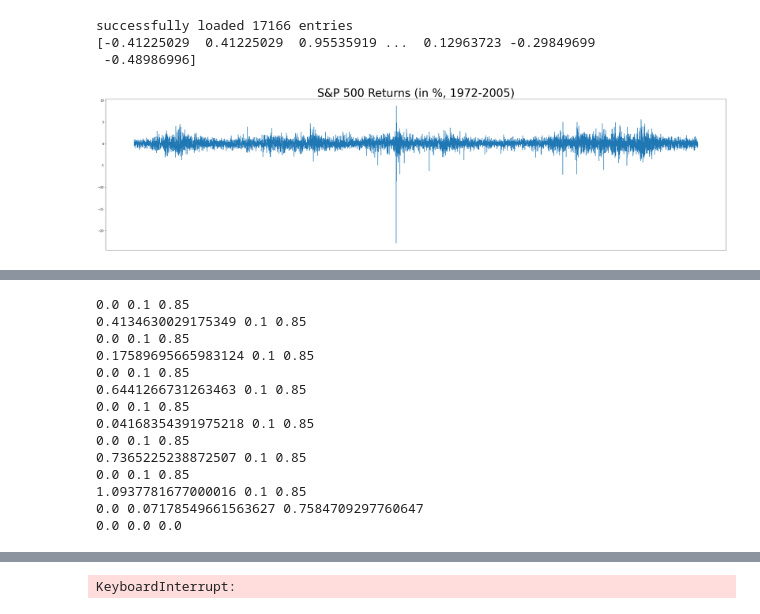
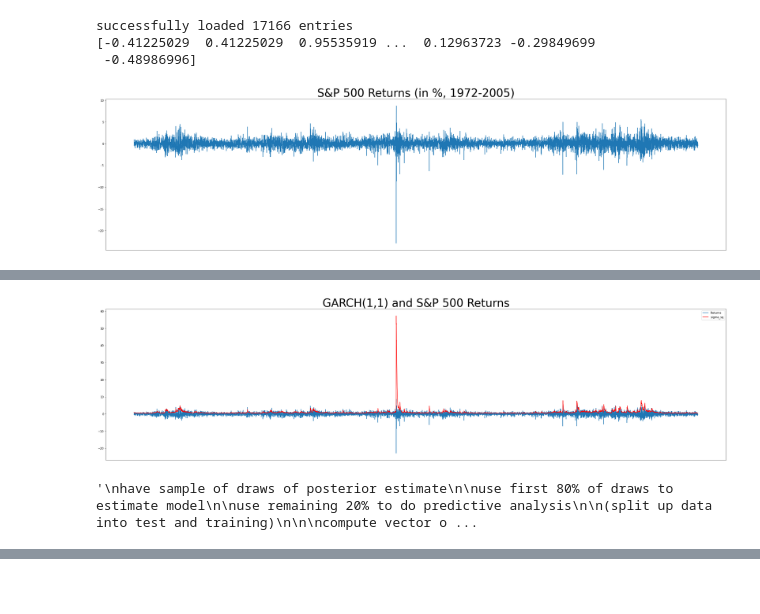
Before and after one commit to wchen777/sp-500_garch, a Jupyter notebook: src/metropolis_hastings_GARCH_posterior_sim.ipynb, the cells around one changed output, grey strips where cells are left out. Cells and saved outputs as stored; diff of their text form; code cells hidden in the pictures; blank space fills up the shorter version.

```diff
--- a/src/metropolis_hastings_GARCH_posterior_sim.ipynb
+++ b/src/metropolis_hastings_GARCH_posterior_sim.ipynb
@@ -3,12 +3,13 @@ import numpy as np
 from scipy import stats
 import matplotlib.pyplot as plt
 
-NUM_ITERS = 100000
-BURN_IN = 200
+NUM_ITERS = 50000
+BURN_IN = 400
 
 HIGH_ACCEPT_THRESHOLD = 0.8
 LOW_ACCEPT_THRESHOLD = 0.2
 
+LOAD = False
 
 class MetropolisHastingsGARCH:
 
@@ -27,6 +28,13 @@ class MetropolisHastingsGARCH:
         self.sim_beta = np.zeros(self.TOTAL_SIM_ITERS)
 
         self.avg_sigma_sq = np.zeros(len(returns))
+
+    '''
+    Only call after calling random walk
+    '''
+    def get_sigma_sq_results(self):
+        return self.avg_sigma_sq
+
 
     '''
     Prior(omega) follows an inverse gamma distribution. Choose hyperparameters
@@ -75,8 +83,6 @@ class MetropolisHastingsGARCH:
     def log_likelihood(self, omega, alpha, beta):
 
         sigma_sq = self.garch_filter(omega, alpha, beta)
-
-#         print(str(omega) + " " + str(alpha) + " " + str(beta))
 
         log_term = 2*np.pi*sigma_sq
 
@@ -144,9 +150,9 @@ class MetropolisHastingsGARCH:
 
         # start with some arbitrary var for proposals
         var_covar_prop = np.zeros((3, 3))
-        var_covar_prop[0, 0] = 0.5 # omega variance
-        var_covar_prop[1, 1] = 0.1 # alpha variance
-        var_covar_prop[2, 2] = 0.1 # beta variance
+        var_covar_prop[0, 0] = 0.75 # omega variance
+        var_covar_prop[1, 1] = 0.3 # alpha variance
+        var_covar_prop[2, 2] = 0.3 # beta variance
 
         # want acceptance in between 0.2 and 0.8
         # need to adjust proposal std
@@ -161,7 +167,9 @@ class MetropolisHastingsGARCH:
 
 
         for i in range(1, self.TOTAL_SIM_ITERS):
-#             print("iter: " + str(i))
+
+            if i % 100 == 0:
+                print("iter: " + str(i))
 
             # random walk block for omega parameter
 
@@ -193,6 +201,9 @@ class MetropolisHastingsGARCH:
                     # accept the candidate
                     self.sim_omega[i] = omega_p
                     omega_acc_count += 1
+                else:
+                    # reject candidate, use prev value
+                    self.sim_omega[i] = omega_b
             else:
                 # reject candidate, use prev value
                 self.sim_omega[i] = omega_b
@@ -208,6 +219,10 @@ class MetropolisHastingsGARCH:
                     self.sim_alpha[i] = alpha_p
                     self.sim_beta[i] = beta_p
                     ab_acc_count += 1
+                else:
+                    # reject candidates, use prev values
+                    self.sim_alpha[i] = alpha_b
+                    self.sim_beta[i] = beta_b
             else:
                 # reject candidates, use prev values
                 self.sim_alpha[i] = alpha_b
@@ -283,14 +298,37 @@ plt.show()
 
 #### ------- POSTERIOR SIM --------
 
+avg_sigma_sq = None
 
-# create model sim
-mhrw_garch = MetropolisHastingsGARCH(NUM_ITERS, BURN_IN, returns)
-print("Calculating Metropolis-Hastings random walk...")
-mhrw_garch.random_walk_garch()
+if LOAD:
+    avg_sigma_sq = np.loadtxt("../data/sigma_sq.txt")
+else:
+    # create model sim
+    mhrw_garch = MetropolisHastingsGARCH(NUM_ITERS, BURN_IN, returns)
+    print("Calculating Metropolis-Hastings random walk...")
+    mhrw_garch.random_walk_garch()
+
+    # save sigma sq to file
+    avg_sigma_sq = mhrw_garch.get_sigma_sq_results()
+    np.savetxt("../data/sigma_sq_50k.txt", avg_sigma_sq)
 
 
 #### -------- ASSESS MODEL -----------
+
+
+# plot volatility against return
+plt.figure(figsize=(40, 10))
+plt.plot(returns, label='Returns')
+plt.legend()
+plt.plot(avg_sigma_sq, c='r', label='sigma_sq')
+plt.legend()
+plt.title("GARCH(1,1) and S&P 500 Returns", fontsize=40)
+
+# hide x-axis
+ax = plt.gca()
+ax.get_xaxis().set_visible(False)
+
+plt.show()
 
 
 '''
@@ -333,14 +374,2 @@ Calculating Metropolis-Hastings random walk...
+[figure, added]
-0.0 0.1 0.85
-0.4134630029175349 0.1 0.85
-0.0 0.1 0.85
-0.17589695665983124 0.1 0.85
-0.0 0.1 0.85
-0.6441266731263463 0.1 0.85
-0.0 0.1 0.85
-0.04168354391975218 0.1 0.85
-0.0 0.1 0.85
-0.7365225238872507 0.1 0.85
-0.0 0.1 0.85
-1.0937781677000016 0.1 0.85
-0.0 0.07178549661563627 0.7584709297760647
-0.0 0.0 0.0
+'\nhave sample of draws of posterior estimate\n\nuse first 80% of draws to estimate model\n\nuse remaining 20% to do predictive analysis\n\n(split up data into test and training)\n\n\ncompute vector o ...
@@ -364 +375,0 @@ Calculating Metropolis-Hastings random walk...
-KeyboardInterrupt:
```
Also changed, not shown: parts of 1 cell of this notebook, 2 other files.
